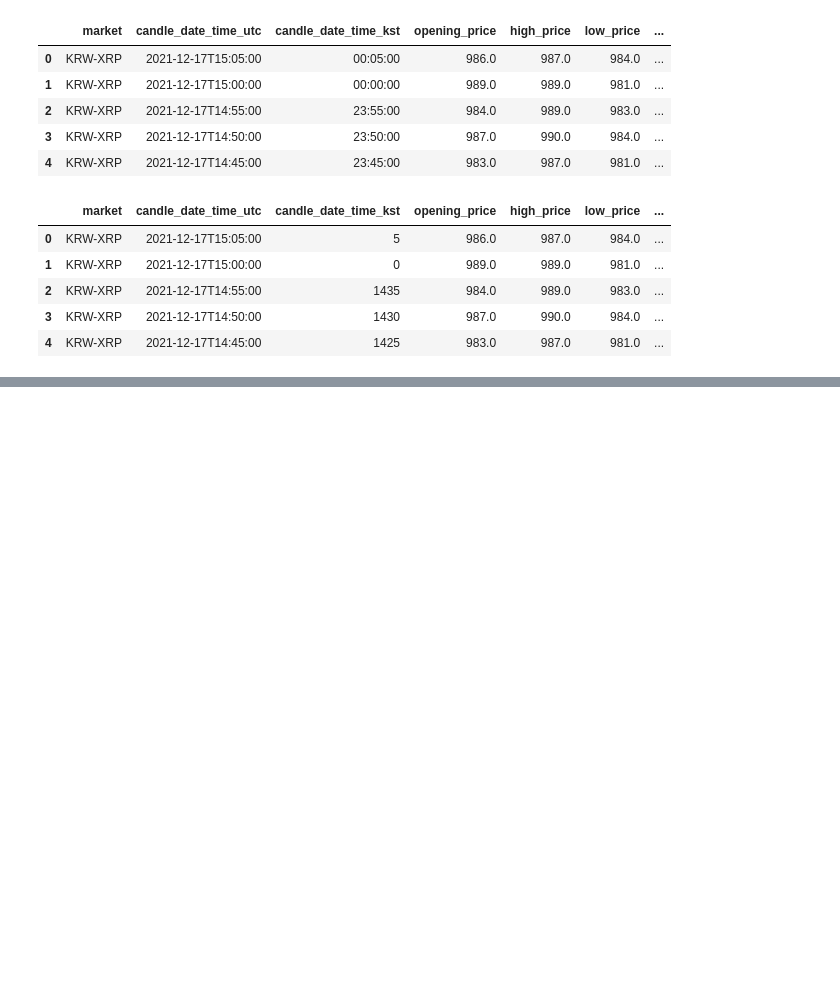
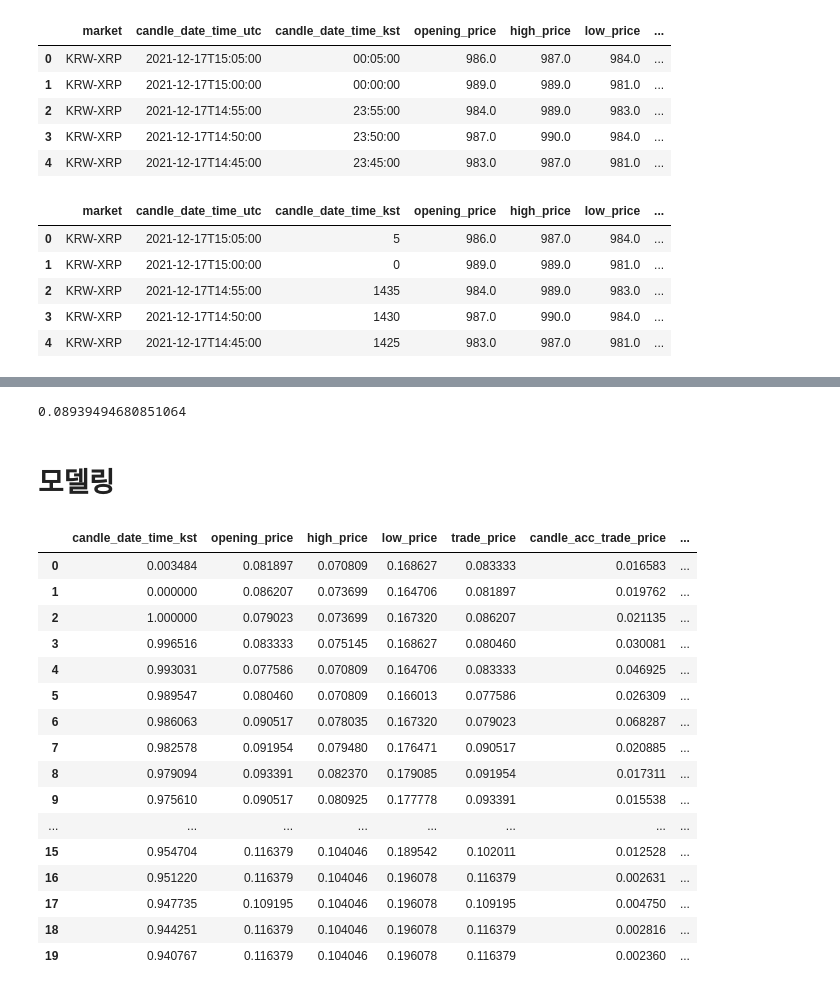
Before and after one commit to FeelOneE/price_prediction, a Jupyter notebook: coin_project.ipynb, the cells around one changed output, grey strips where cells are left out. Cells and saved outputs as stored; diff of their text form; code cells hidden in the pictures; blank space fills up the shorter version.

```diff
--- a/coin_project.ipynb
+++ b/coin_project.ipynb
@@ -47,3 +48,7 @@ data.head(5)
 | 2 | KRW-XRP | 2021-12-17T14:55:00 | 1435 | 984.0 | 989.0 | 983.0 | ... |
 | 3 | KRW-XRP | 2021-12-17T14:50:00 | 1430 | 987.0 | 990.0 | 984.0 | ... |
 | 4 | KRW-XRP | 2021-12-17T14:45:00 | 1425 | 983.0 | 987.0 | 981.0 | ... |
+# %%
+# 안쓰는 컬럼 삭제 market, utc_time, unit, timestamp
+data.drop(['market','candle_date_time_utc','unit','timestamp'], axis=1, inplace=True)
+data.head(5)
@@ -49,0 +62,5 @@ data.head(5)
+# %%
+# price, volume 소수점 5자리까지만
+data['candle_acc_trade_price'] = data.candle_acc_trade_price.apply(lambda x : '%.5f' % x)
+data['candle_acc_trade_volume'] = data.candle_acc_trade_volume.apply(lambda x : '%.5f' % x)
+data.head(5)
@@ -49,0 +74,4 @@ data.head(5)
+# %%
+# 시간순서대로 데이터 다시 정렬
+data = data[::-1]
+data.head(5)
@@ -49,0 +117,15 @@ data.head(5)
+# %%
+# 전체 데이터와 정답 레이블의 비율
+total_cnt = 0
+cnt = 0
+skip_size = 1
+for idx in range(0, len(data)-120, skip_size):
+  cnt += find_label(idx)
+  total_cnt += 1
+
+rate = float(cnt / total_cnt)
+print(rate)
+# %% [output]
+0.08939494680851064
+# %% [markdown]
+# 모델링
@@ -49,0 +134,25 @@ data.head(5)
+# %%
+# 데이터 정규화
+from sklearn.preprocessing import MinMaxScaler
+scaler = MinMaxScaler()
+std_data = data.copy()
+std_data[:] = scaler.fit_transform(data[:])
+std_data.head(20)
+# %% [output]
+|  | candle_date_time_kst | opening_price | high_price | low_price | trade_price | candle_acc_trade_price | ... |
+| 0 | 0.003484 | 0.081897 | 0.070809 | 0.168627 | 0.083333 | 0.016583 | ... |
+| 1 | 0.000000 | 0.086207 | 0.073699 | 0.164706 | 0.081897 | 0.019762 | ... |
+| 2 | 1.000000 | 0.079023 | 0.073699 | 0.167320 | 0.086207 | 0.021135 | ... |
+| 3 | 0.996516 | 0.083333 | 0.075145 | 0.168627 | 0.080460 | 0.030081 | ... |
+| 4 | 0.993031 | 0.077586 | 0.070809 | 0.164706 | 0.083333 | 0.046925 | ... |
+| 5 | 0.989547 | 0.080460 | 0.070809 | 0.166013 | 0.077586 | 0.026309 | ... |
+| 6 | 0.986063 | 0.090517 | 0.078035 | 0.167320 | 0.079023 | 0.068287 | ... |
+| 7 | 0.982578 | 0.091954 | 0.079480 | 0.176471 | 0.090517 | 0.020885 | ... |
+| 8 | 0.979094 | 0.093391 | 0.082370 | 0.179085 | 0.091954 | 0.017311 | ... |
+| 9 | 0.975610 | 0.090517 | 0.080925 | 0.177778 | 0.093391 | 0.015538 | ... |
+| ... | ... | ... | ... | ... | ... | ... | ... |
+| 15 | 0.954704 | 0.116379 | 0.104046 | 0.189542 | 0.102011 | 0.012528 | ... |
+| 16 | 0.951220 | 0.116379 | 0.104046 | 0.196078 | 0.116379 | 0.002631 | ... |
+| 17 | 0.947735 | 0.109195 | 0.104046 | 0.196078 | 0.109195 | 0.004750 | ... |
+| 18 | 0.944251 | 0.116379 | 0.104046 | 0.196078 | 0.116379 | 0.002816 | ... |
+| 19 | 0.940767 | 0.116379 | 0.104046 | 0.196078 | 0.116379 | 0.002360 | ... |
```
Also changed, not shown: parts of 7 cells of this notebook.
